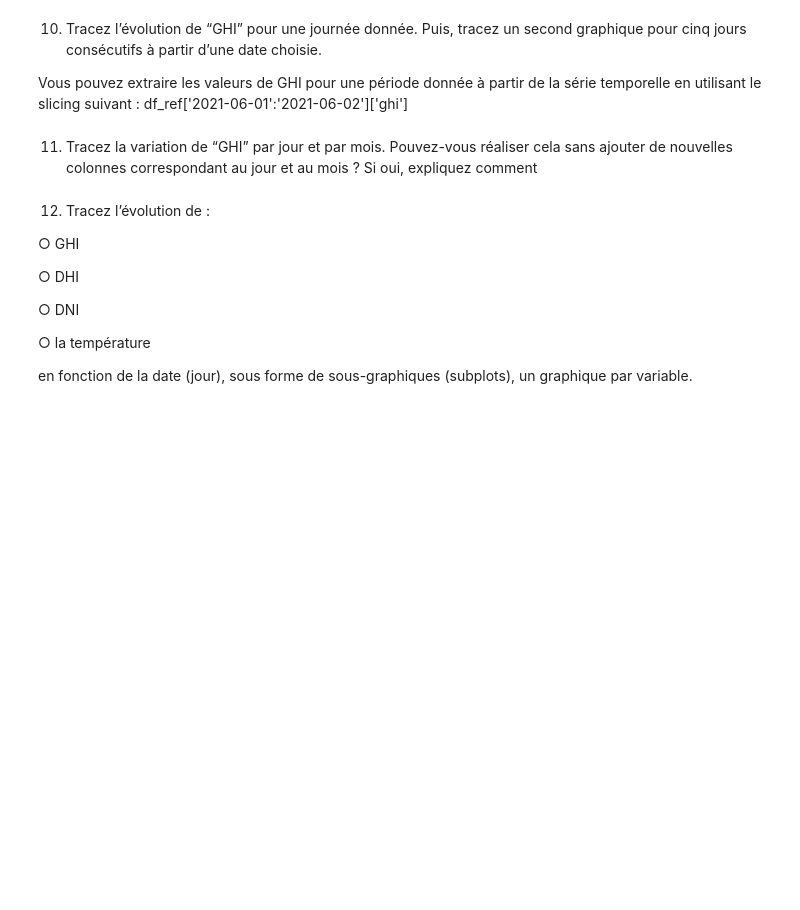
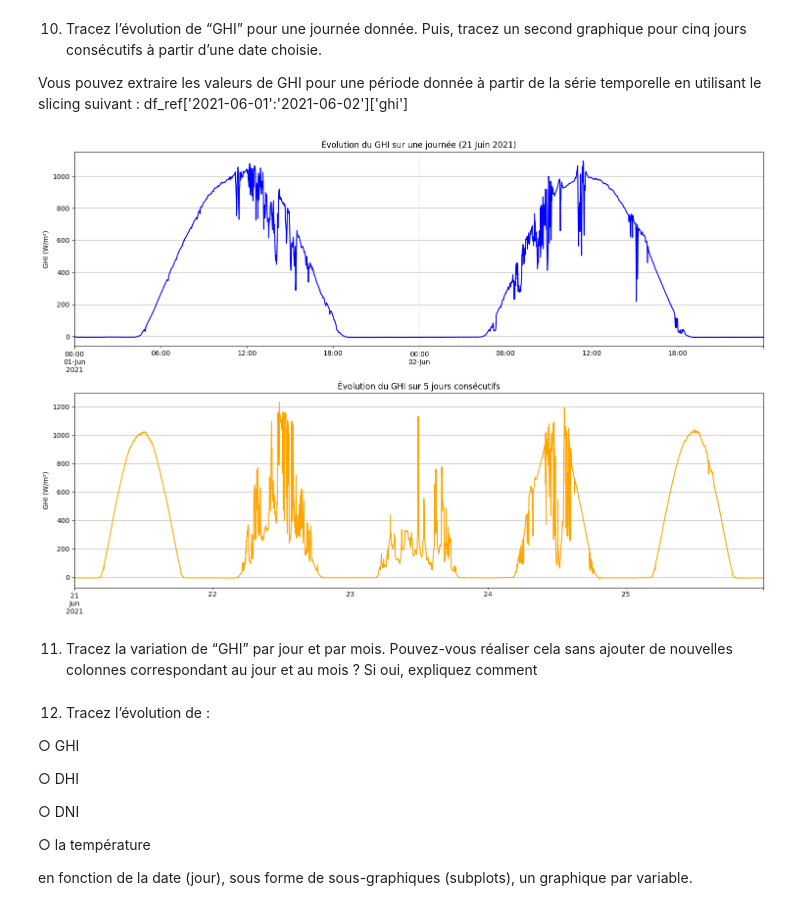
Before and after one commit to Maxime-Mig/Analyse_Visu, a Jupyter notebook: TD2/TD2.ipynb, the cells around one changed output. Drawn from its saved outputs; the diff is of its cells as text; code cells hidden in the pictures; blank space fills up the shorter version.

```diff
--- a/TD2/TD2.ipynb
+++ b/TD2/TD2.ipynb
@@ -126,20 +240,22 @@ df_ref['2021-06-01':'2021-06-02']['ghi']
 # %%
 plt.figure(figsize=(15, 10))
 
 plt.subplot(2, 1, 1)
-df_solar['2021-06-21']['ghi'].plot(color='blue')
+df_solar['2021-06-01':'2021-06-02']['ghi'].plot(color='blue')
 plt.title("Évolution du GHI sur une journée (21 Juin 2021)")
 plt.ylabel("GHI (W/m²)")
 plt.grid(True)
 
 plt.subplot(2, 1, 2)
 df_solar['2021-06-21':'2021-06-25']['ghi'].plot(color='orange')
 plt.title("Évolution du GHI sur 5 jours consécutifs")
 plt.ylabel("GHI (W/m²)")
 plt.grid(True)
 
 plt.tight_layout()
 plt.show()
+# %% [output]
+[figure, added]
 # %% [markdown]
 11. Tracez la variation de “GHI” par jour et par mois.
 Pouvez-vous réaliser cela sans ajouter de nouvelles colonnes correspondant au jour
```
Also changed, not shown: parts of 12 cells of this notebook.
